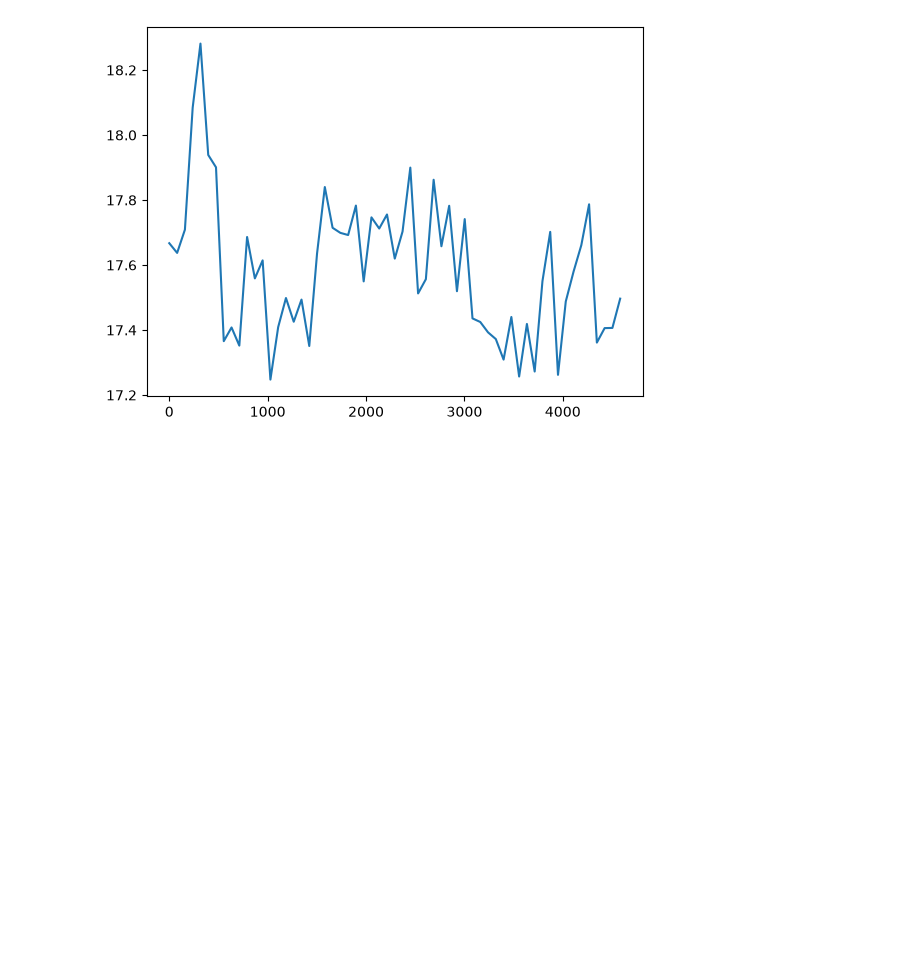
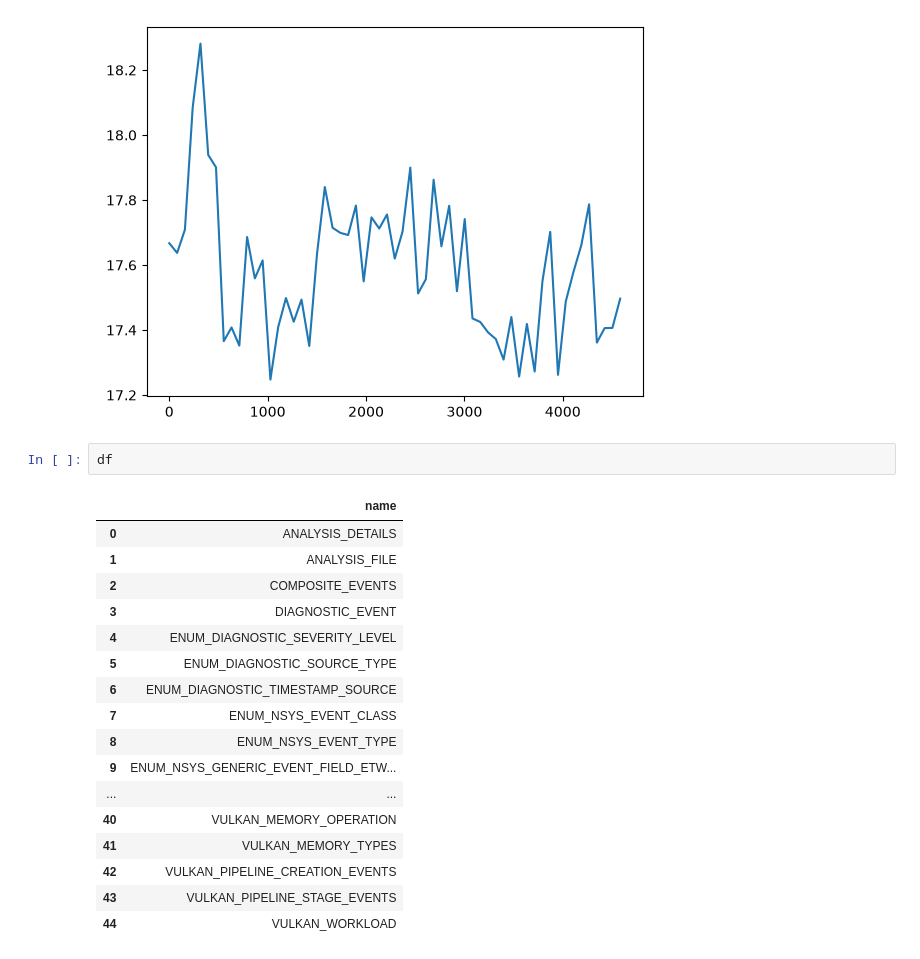
Before and after one commit to andmck1/iron-cube, a Jupyter notebook: notebooks/gpu-analysis.ipynb, the cells around one changed output. Cells and saved outputs as stored; diff of their text form; blank space fills up the shorter version.

```diff
--- a/notebooks/gpu-analysis.ipynb
+++ b/notebooks/gpu-analysis.ipynb
@@ -205,3 +207,23 @@ frame_times.plot()
 # %% [output]
 <Axes: >
 [figure]
+# %%
+df
+# %% [output]
+|  | name |
+| 0 | ANALYSIS_DETAILS |
+| 1 | ANALYSIS_FILE |
+| 2 | COMPOSITE_EVENTS |
+| 3 | DIAGNOSTIC_EVENT |
+| 4 | ENUM_DIAGNOSTIC_SEVERITY_LEVEL |
+| 5 | ENUM_DIAGNOSTIC_SOURCE_TYPE |
+| 6 | ENUM_DIAGNOSTIC_TIMESTAMP_SOURCE |
+| 7 | ENUM_NSYS_EVENT_CLASS |
+| 8 | ENUM_NSYS_EVENT_TYPE |
+| 9 | ENUM_NSYS_GENERIC_EVENT_FIELD_ETW... |
+| ... | ... |
+| 40 | VULKAN_MEMORY_OPERATION |
+| 41 | VULKAN_MEMORY_TYPES |
+| 42 | VULKAN_PIPELINE_CREATION_EVENTS |
+| 43 | VULKAN_PIPELINE_STAGE_EVENTS |
+| 44 | VULKAN_WORKLOAD |
```
Also changed, not shown: parts of 3 cells of this notebook, 4 other files.
